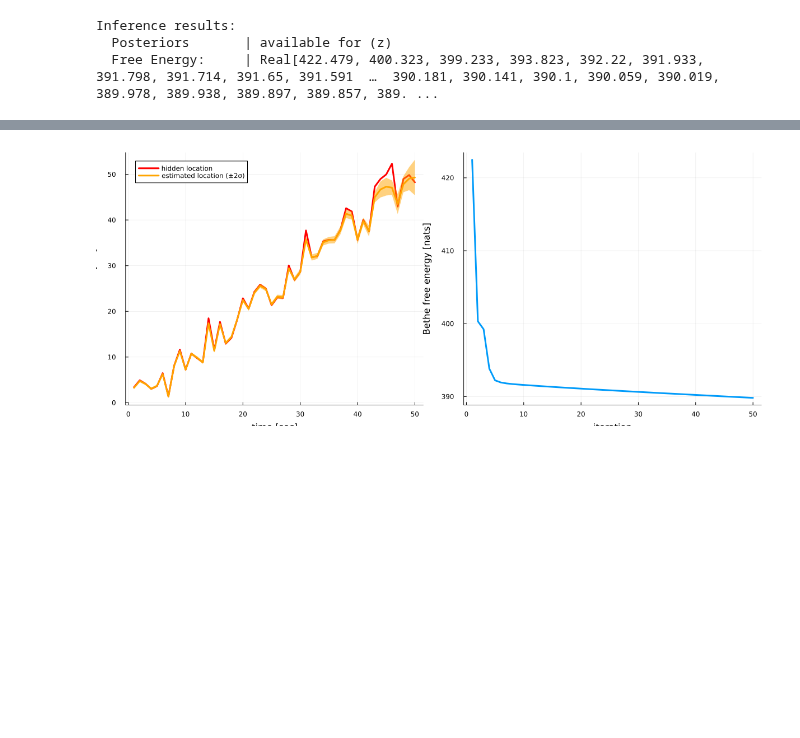
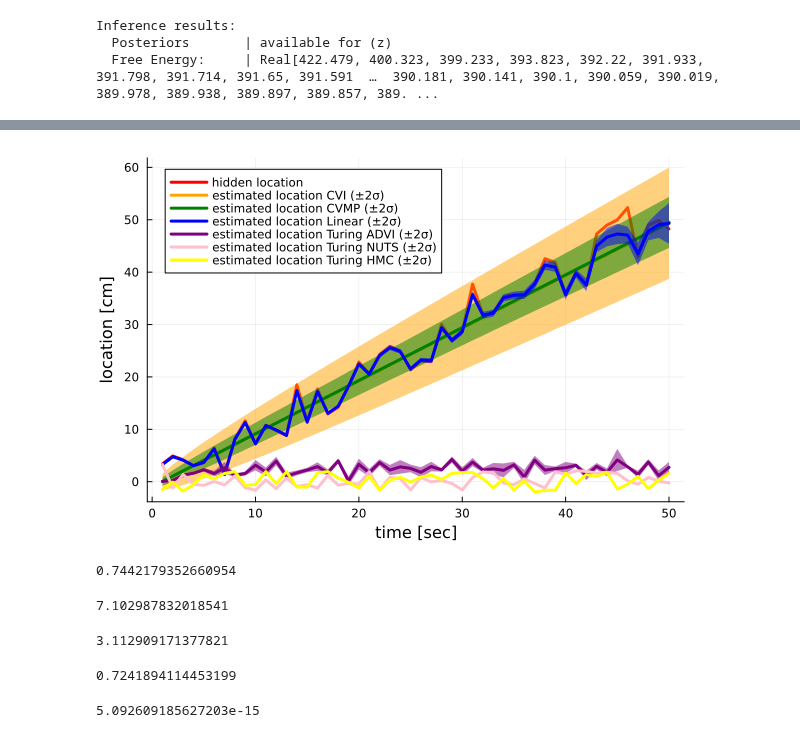
Before and after one commit to biaslab/CVMP, a Jupyter notebook: demos/determentistic_normal.ipynb, the cells around one changed output, grey strips where cells are left out. Saved outputs shown, nothing was run; the diff lists cells and outputs as text; code cells hidden in the pictures; blank space fills up the shorter version.

```diff
--- a/demos/determentistic_normal.ipynb
+++ b/demos/determentistic_normal.ipynb
@@ -71,14 +117,14 @@ end;
 # %%
-results = inference(
+results_ccmp = inference(
     model = measurement_model(nr_observations),
     data = (y = measurements,),
     iterations = 50,
     free_energy = true,
     returnvars = (z = KeepLast(),),
     constraints = measurement_constraints(),
-    meta = measurement_meta(StableRNG(42), 100, 20, Descent(0.1)),
-    initmessages = (z = NormalMeanVariance(0, 100),),
-    initmarginals = (z = NormalMeanVariance(0, 100), τ = GammaShapeRate(1, 1000), γ = GammaShapeRate(1, 1000),),
+    meta = measurement_meta(StableRNG(42), 200, 10, Descent(0.008)),
+    initmessages = (z = NormalMeanVariance(0, 5),),
+    initmarginals = (z = NormalMeanVariance(0, 5), τ = GammaShapeRate(1.0, 1000), γ = GammaShapeRate(1.0, 1000),),
 )
 # %% [output]
 Inference results:
@@ -102,7 +135,7 @@ plot(p1, p2, size = (1200, 500))
     compute_squared_distance() -> Linearization()
 end;
 # %%
-results = inference(
+results_linear = inference(
     model = measurement_model(nr_observations),
     data = (y = measurements,),
     iterations = 50,
@@ -120,13 +262,50 @@ Inference results:
+# %%
+q_samples = rand(q, 1000)
+s_posteriors = Vector{Any}(undef,50)
+s2_posteriors = Vector{Any}(undef,50)
+q_s_posteriors = Vector{Any}(undef,50)
+for i in 1:50
+    s_posteriors[i] = chn["s[$(i)]"]
+    s2_posteriors[i] = chn2["s[$(i)]"]
+    q_s_posteriors[i] = q_samples[i,1:1000]
+end
 # %%
 # plot estimates for location
 p1 = plot(collect(1:nr_observations), hidden_location, label = "hidden location", legend=:topleft, linewidth=3, color = :red)
-plot!(map(mean, results.posteriors[:z]), label = "estimated location (±2σ)", ribbon = map(x -> 2*std(x), results.posteriors[:z]), fillalpha=0.5, linewidth=3, color = :orange)
+plot!(map(mean, results_cvi.posteriors[:z]), label = "estimated location CVI (±2σ)", ribbon = map(x -> 2*std(x), results_cvi.posteriors[:z]), fillalpha=0.5, linewidth=3, color = :orange)
+plot!(map(mean, results_ccmp.posteriors[:z]), label = "estimated location CVMP (±2σ)", ribbon = map(x -> 2*std(x), results_ccmp.posteriors[:z]), fillalpha=0.5, linewidth=3, color = :green)
+plot!(map(mean, results_linear.posteriors[:z]), label = "estimated location Linear (±2σ)", ribbon = map(x -> 2*std(x), results_linear.posteriors[:z]), fillalpha=0.5, linewidth=3, color = :blue)
+plot!(map(mean, q_s_posteriors), label = "estimated location Turing ADVI (±2σ)", ribbon = map(x -> 2*std(x), q_s_posteriors), fillalpha=0.5, linewidth=3, color = :purple)
+plot!(map(mean, s_posteriors), label = "estimated location Turing NUTS (±2σ)", ribbon = map(x -> 2*std(x), s_posteriors), fillalpha=0.5, linewidth=3, color = :pink)
+plot!(map(mean, s2_posteriors), label = "estimated location Turing HMC (±2σ)", ribbon = map(x -> 2*std(x), s2_posteriors), fillalpha=0.5, linewidth=3, color = :yellow)
 xlabel!("time [sec]"), ylabel!("location [cm]")
 
-# plot Bethe free energy
-p2 = plot(results.free_energy, linewidth=3, label = "")
-xlabel!("iteration"), ylabel!("Bethe free energy [nats]")
+# # plot Bethe free energy
+# p2 = plot(results_cvi.free_energy, linewidth=3, label = "CVI")
+# p2 = plot(results_ccmp.free_energy, linewidth=3, label = "CVMP")
+# p2 = plot!(results_linear.free_energy, linewidth=3, label = "Linear")
+# xlabel!("iteration"), ylabel!("Bethe free energy [nats]")
 
-plot(p1, p2, size = (1200, 500))
+plot(p1)
 # %% [output]
-[figure, old version]
+[figure, new version]
+# %%
+mean(map(x -> 2*std(x), results_linear.posteriors[:z]))
+# %% [output]
+0.7442179352660954
+# %%
+mean(map(x -> 2*std(x), results_cvi.posteriors[:z]))
+# %% [output]
+7.102987832018541
+# %%
+mean(map(x -> 2*std(x), results_ccmp.posteriors[:z]))
+# %% [output]
+3.112909171377821
+# %%
+mean(map(x -> 2*std(x), q_s_posteriors))
+# %% [output]
+0.7241894114453199
+# %%
+mean(map(x -> 2*std(x), s_posteriors))
+# %% [output]
+5.092609185627203e-15
```
Also changed, not shown: parts of 27 cells of this notebook.
